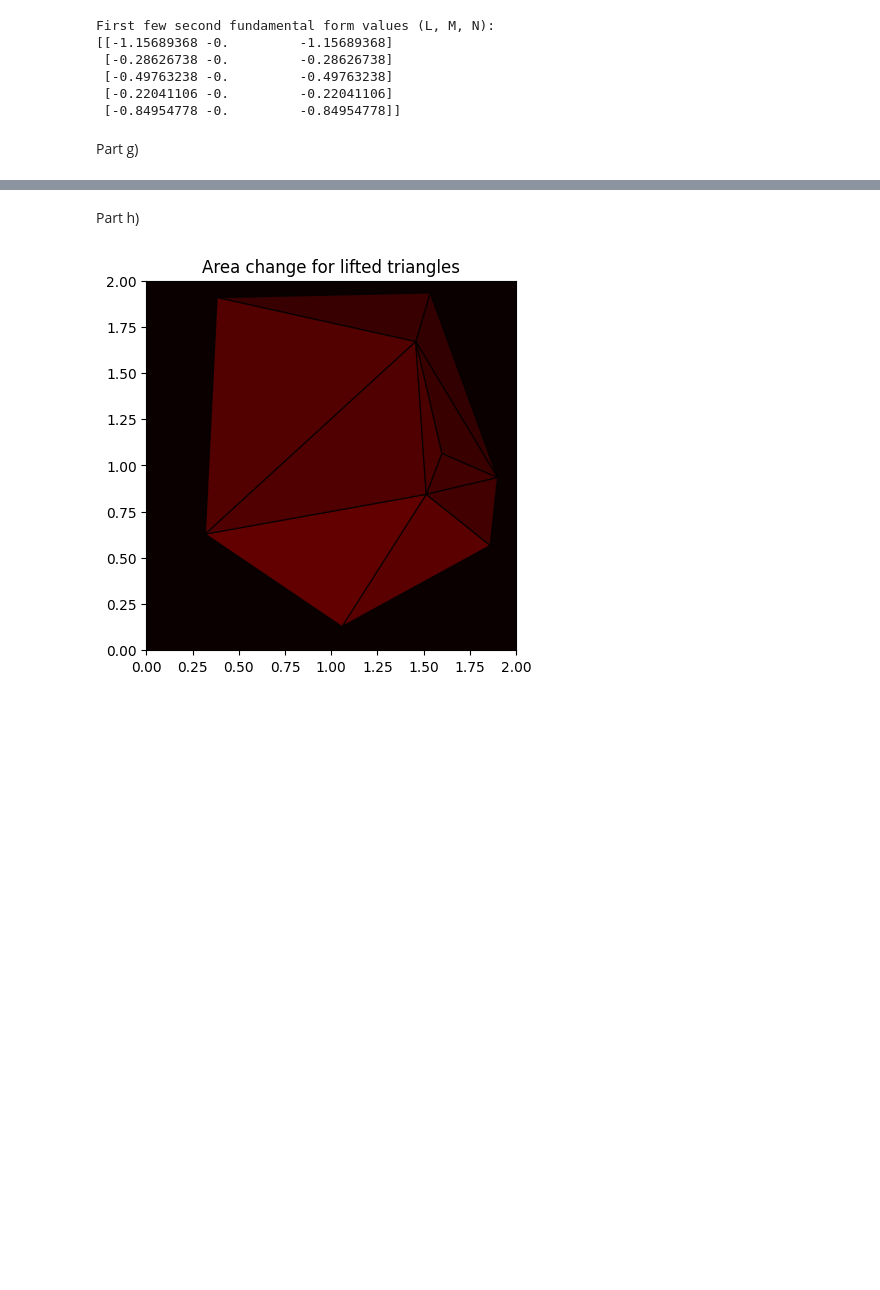
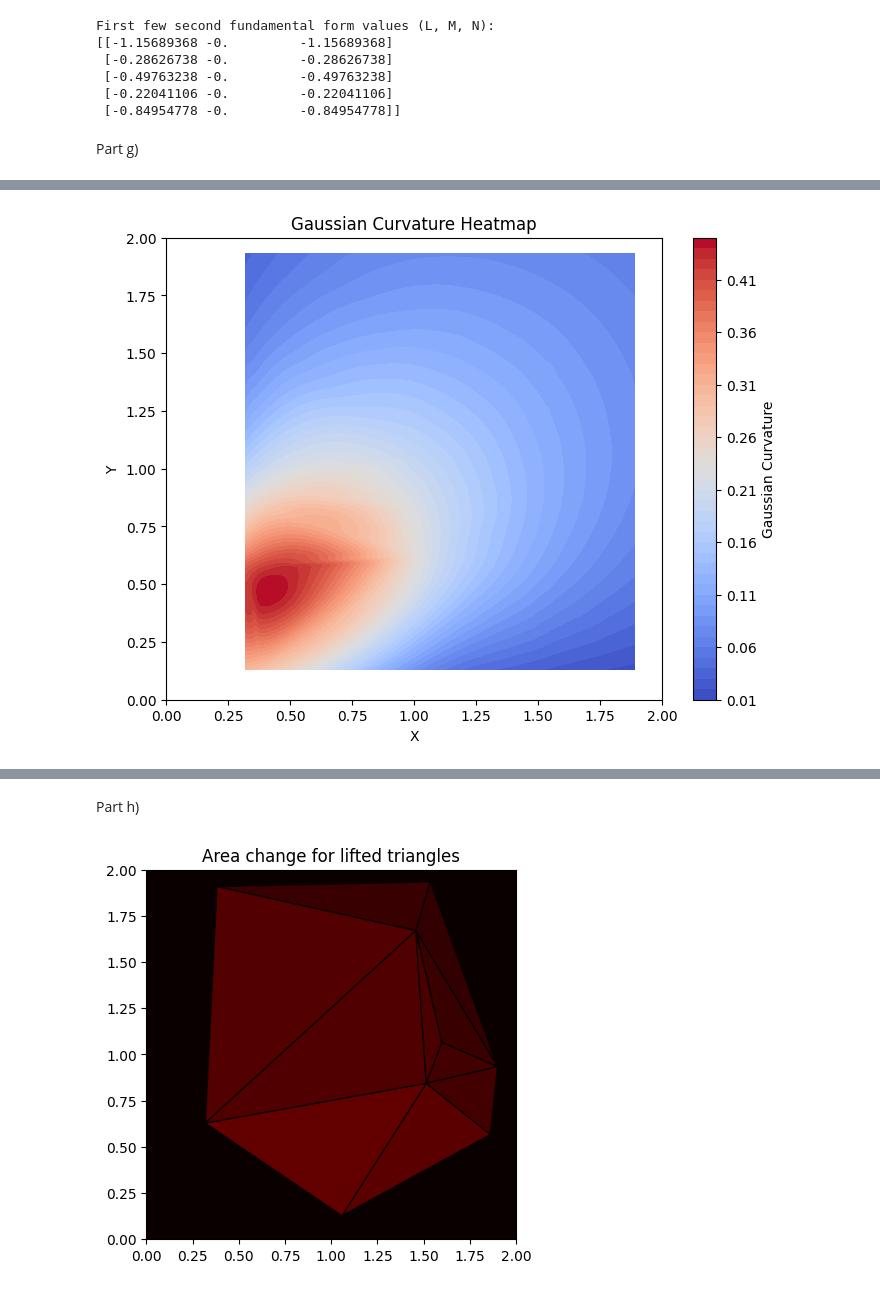
Before and after one commit to wcmelby/129L_ProblemSet_2, a Jupyter notebook: Problem3.ipynb, the cells around one changed output, grey strips where cells are left out. Cells and saved outputs as stored; diff of their text form; code cells hidden in the pictures; blank space fills up the shorter version.

```diff
--- a/Problem3.ipynb
+++ b/Problem3.ipynb
@@ -611,0 +448,97 @@ plt.show()
+# %%
+X_mesh, Y_mesh = np.meshgrid(X, Y)
+
+# Lifting map
+def lifting_map(x, y):
+    return x**2 + y**2
+
+# Surface normal
+def surface_normal(x, y):
+    df_dx = 2 * x
+    df_dy = 2 * y
+    nx, ny, nz = df_dx, df_dy, -1  # Normal vector components
+    norm = np.sqrt(nx**2 + ny**2 + nz**2)  # Normalize the vector
+    return np.array([nx / norm, ny / norm, nz / norm])
+
+# First fundamental form
+def first_fundamental_form(x, y):
+    E = 1 + (2 * x)**2
+    F = (2 * x) * (2 * y)
+    G = 1 + (2 * y)**2
+    return np.array([[E, F], [F, G]])
+
+# Second derivatives of r(x, y)
+def second_derivative_xx(x, y):
+    return np.array([2, 0, 0])
+
+def second_derivative_yy(x, y):
+    return np.array([0, 2, 0])
+
+def second_derivative_xy(x, y):
+    return np.array([0, 0, 0])
+
+# Second fundamental form
+def second_fundamental_form(x, y):
+    n = surface_normal(x, y)
+    L = -np.dot(n, second_derivative_xx(x, y))
+    M = -np.dot(n, second_derivative_xy(x, y))
+    N = -np.dot(n, second_derivative_yy(x, y))
+    return np.array([[L, M], [M, N]])
+
+# Flatten points
+points_np = np.column_stack([X_mesh.ravel(), Y_mesh.ravel()])
+
+# Compute curvatures
+gaussian_curvature = []
+mean_curvature = []
+
+for x, y in points_np:
+    # Fundamental forms
+    I = first_fundamental_form(x, y)
+    II = second_fundamental_form(x, y)
+
+    # Shape operator: S = II * I^-1
+    S = np.linalg.inv(I) @ II
+
+    # Principal curvatures: eigenvalues of S
+    k1, k2 = np.linalg.eigvals(S)
+
+    # Gaussian curvature: K = k1 * k2
+    K = k1 * k2
+    gaussian_curvature.append(K)
+
+    # Mean curvature: H = 0.5 * (k1 + k2)
+    H = 0.5 * (k1 + k2)
+    mean_curvature.append(H)
+
+# Convert to NumPy arrays
+gaussian_curvature = np.array(gaussian_curvature)
+mean_curvature = np.array(mean_curvature)
+
+# Interpolate for visualization
+x_dense = np.linspace(0, 2, 200)
+y_dense = np.linspace(0, 2, 200)
+X_grid, Y_grid = np.meshgrid(x_dense, y_dense)
+
+gaussian_curvature_dense = griddata(points_np, gaussian_curvature, (X_grid, Y_grid), method='cubic')
+mean_curvature_dense = griddata(points_np, mean_curvature, (X_grid, Y_grid), method='cubic')
+
+# Plot Gaussian curvature
+plt.figure(figsize=(8, 6))
+plt.contourf(X_grid, Y_grid, gaussian_curvature_dense, levels=50, cmap='coolwarm')
+plt.colorbar(label='Gaussian Curvature')
+plt.title('Gaussian Curvature Heatmap')
+plt.xlabel('X')
+plt.ylabel('Y')
+plt.show()
+
+# Plot Mean curvature
+plt.figure(figsize=(8, 6))
+plt.contourf(X_grid, Y_grid, mean_curvature_dense, levels=50, cmap='coolwarm')
+plt.colorbar(label='Mean Curvature')
+plt.title('Mean Curvature Heatmap')
+plt.xlabel('X')
+plt.ylabel('Y')
+plt.show()
+# %% [output]
+[figure, added]
```
Also changed, not shown: parts of 9 cells of this notebook, 1 other file.
